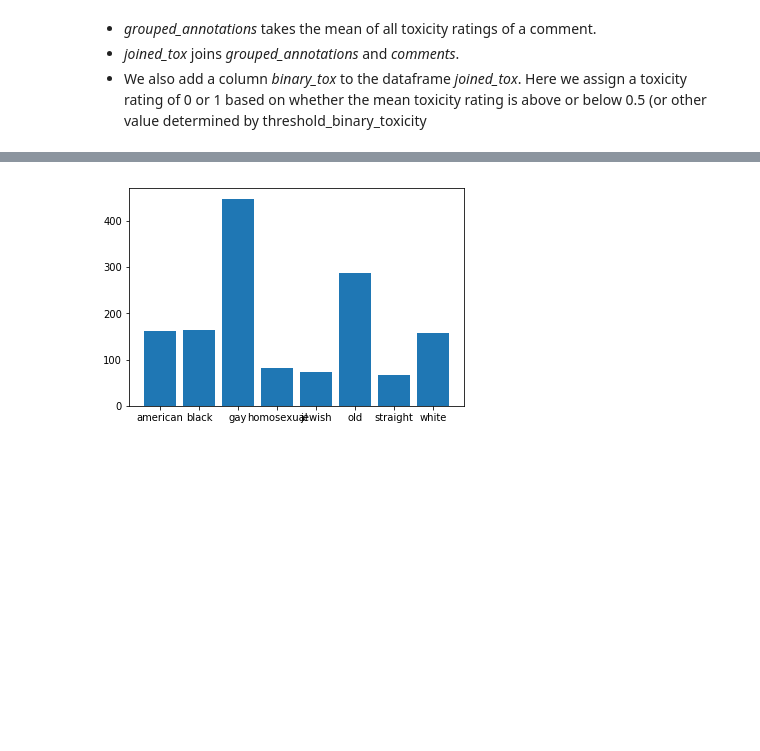
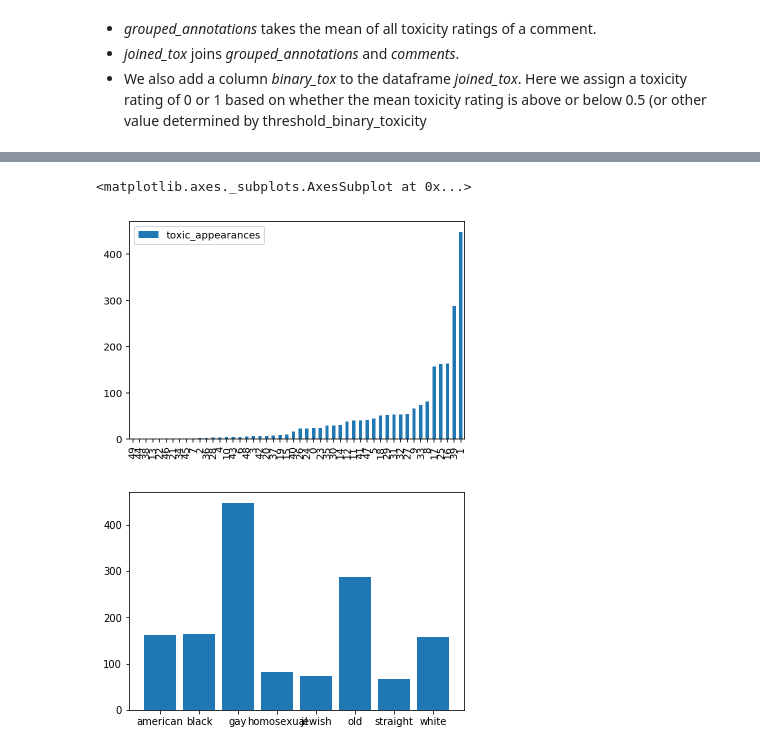
Before and after one commit to nehargupta/cs590_privacy_fairness, a Jupyter notebook: data-di-with-gay.ipynb, the cells around one changed output, grey strips where cells are left out. Drawn from its saved outputs; the diff is of its cells as text; code cells hidden in the pictures; blank space fills up the shorter version.

```diff
--- a/data-di-with-gay.ipynb
+++ b/data-di-with-gay.ipynb
@@ -132,3 +150,8 @@ Text(0.5,0,'')
+# %%
+df.sort_values("toxic_appearances").plot.bar()
+# %% [output]
+<matplotlib.axes._subplots.AxesSubplot at 0x...>
+[figure, added]
 # %%
 # This is me taking out the bottom values and making a new graph
 CUTOFF_THRESHOLD = 0.03
```
Also changed, not shown: parts of 6 cells of this notebook.
